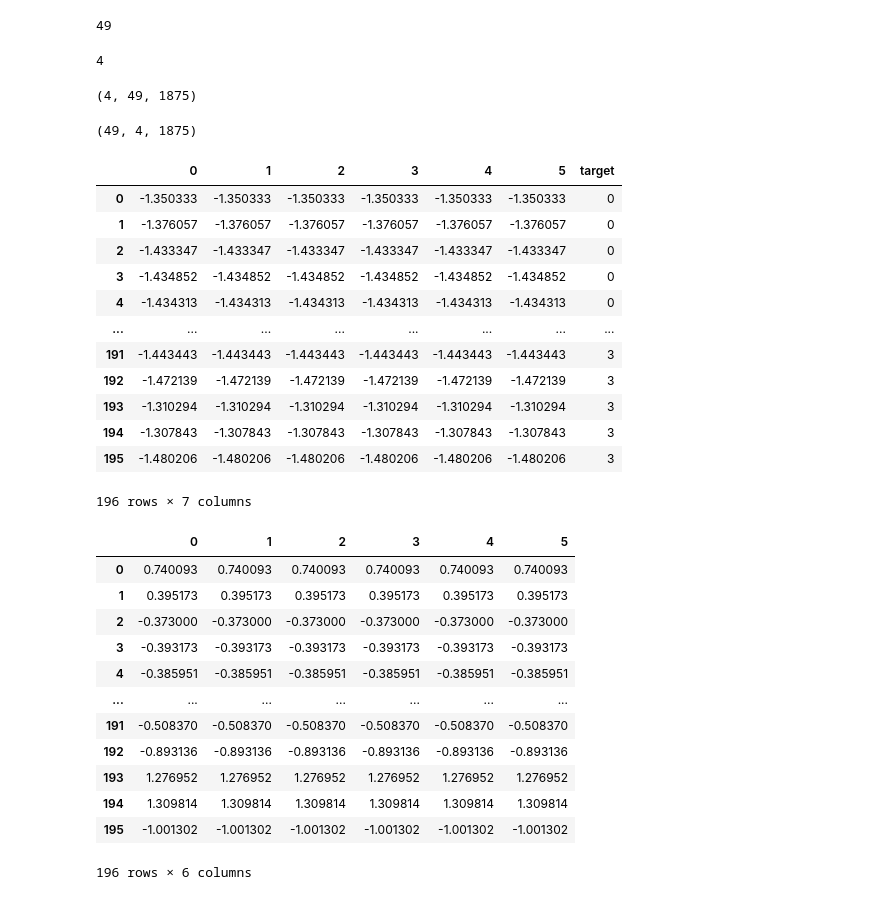
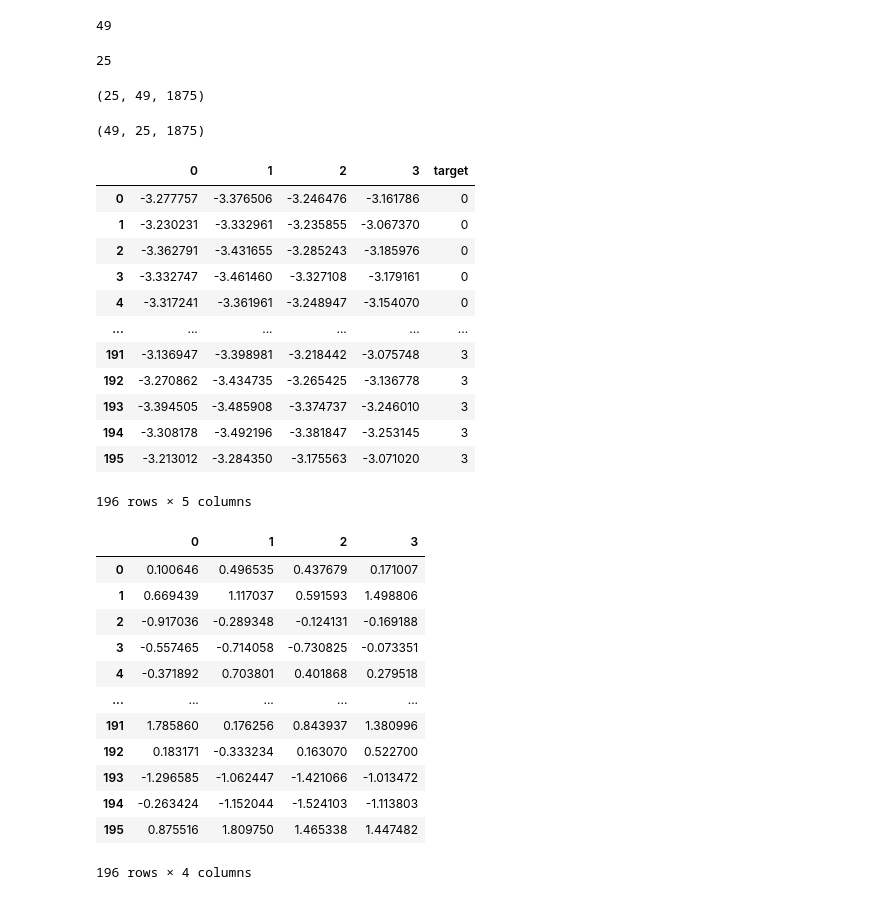
Before and after one commit to Cld338/EEG_analysis, a Jupyter notebook: example/main.ipynb, the cells around one changed output. Cells and saved outputs as stored; diff of their text form; code cells hidden in the pictures.

```diff
--- a/example/main.ipynb
+++ b/example/main.ipynb
@@ -17,6 +14,8 @@ experimentIdx = 2
 Experiments = [MotorImageryDataset(parentDirectory(dir=currDir, separator="\\", n=1)+'/bcicompetitionIV2a/A0'+str(i+1)+'T.npz') for i in range(experimentNum)]
+# %%
+experimentIdx = 3
 # %%
-channels = [7, 8, 9, 11] #list(range(25))
+channels = list(range(25))
 samplingRate = 250 #Hz
 trialsByClasses = np.array([i.get_trials_by_classes(channels=channels) for i in Experiments])
 # %%
@@ -66,7 +65,7 @@ CSP_passed_foot_data = [j[:minTrialsNum].T@foot_csp_filter for j in bandpassedTr
 # %%
 len(CSP_passed_left_data)
 # %% [output]
-4
+25
 # %%
 # bandpassedTrialsByClasses["right"][0]["right"][0]
 # %%
@@ -76,7 +75,7 @@ CSP_passed_tongue_data = [np.array([j.T for j in i]).T for i in CSP_passed_tongu
 CSP_passed_foot_data = [np.array([j.T for j in i]).T for i in CSP_passed_foot_data]
 np.array(CSP_passed_left_data).shape
 # %% [output]
-(4, 49, 1875)
+(25, 49, 1875)
 # %%
 CSP_passed_left_data = np.array([i.T for i in np.array(CSP_passed_left_data).T]).T
 CSP_passed_right_data = np.array([i.T for i in np.array(CSP_passed_right_data).T]).T
@@ -84,53 +83,52 @@ CSP_passed_tongue_data = np.array([i.T for i in np.array(CSP_passed_tongue_data)
 CSP_passed_foot_data = np.array([i.T for i in np.array(CSP_passed_foot_data).T]).T
 CSP_passed_left_data.shape
 # %% [output]
-(49, 4, 1875)
+(49, 25, 1875)
 # %%
-m = 3
+m = 2
 
-leftVarRatioDF = twoTimesMDimensionalFeature(CSP_passed_left_data, 0, channelNum, minTrialsNum, m)
-rightVarRatioDF = twoTimesMDimensionalFeature(CSP_passed_right_data, 1, channelNum, minTrialsNum, m)
-tongueVarRatioDF = twoTimesMDimensionalFeature(CSP_passed_tongue_data, 2, channelNum, minTrialsNum, m)
-footVarRatioDF = twoTimesMDimensionalFeature(CSP_passed_foot_data, 3, channelNum, minTrialsNum, m)
+leftVarRatioDF = twoMDimensionalFeature(CSP_passed_left_data, channelNum, minTrialsNum, m)
+rightVarRatioDF = twoMDimensionalFeature(CSP_passed_right_data, channelNum, minTrialsNum, m)
+tongueVarRatioDF = twoMDimensionalFeature(CSP_passed_tongue_data, channelNum, minTrialsNum, m)
+footVarRatioDF = twoMDimensionalFeature(CSP_passed_foot_data, channelNum, minTrialsNum, m)
 
 VarRatioDF = pd.concat([leftVarRatioDF, rightVarRatioDF, tongueVarRatioDF, footVarRatioDF], axis=0)
 labelDF = pd.DataFrame([i for i in range(4) for j in range(minTrialsNum)])
 
 VarRatioDF = VarRatioDF.reset_index()
 VarRatioDF = pd.concat([VarRatioDF, labelDF], axis=1).iloc[:, 1:]
 VarRatioDF.columns = [f"{n}" for n in range(m*2)] + ["target"]
 VarRatioDF
 # %% [output]
-|  | 0 | 1 | 2 | 3 | 4 | 5 | target |
-| 0 | -1.350333 | -1.350333 | -1.350333 | -1.350333 | -1.350333 | -1.350333 | 0 |
-| 1 | -1.376057 | -1.376057 | -1.376057 | -1.376057 | -1.376057 | -1.376057 | 0 |
-| 2 | -1.433347 | -1.433347 | -1.433347 | -1.433347 | -1.433347 | -1.433347 | 0 |
-| 3 | -1.434852 | -1.434852 | -1.434852 | -1.434852 | -1.434852 | -1.434852 | 0 |
-| 4 | -1.434313 | -1.434313 | -1.434313 | -1.434313 | -1.434313 | -1.434313 | 0 |
-| ... | ... | ... | ... | ... | ... | ... | ... |
-| 191 | -1.443443 | -1.443443 | -1.443443 | -1.443443 | -1.443443 | -1.443443 | 3 |
-| 192 | -1.472139 | -1.472139 | -1.472139 | -1.472139 | -1.472139 | -1.472139 | 3 |
-| 193 | -1.310294 | -1.310294 | -1.310294 | -1.310294 | -1.310294 | -1.310294 | 3 |
-| 194 | -1.307843 | -1.307843 | -1.307843 | -1.307843 | -1.307843 | -1.307843 | 3 |
-| 195 | -1.480206 | -1.480206 | -1.480206 | -1.480206 | -1.480206 | -1.480206 | 3 |
+|  | 0 | 1 | 2 | 3 | target |
+| 0 | -3.277757 | -3.376506 | -3.246476 | -3.161786 | 0 |
+| 1 | -3.230231 | -3.332961 | -3.235855 | -3.067370 | 0 |
+| 2 | -3.362791 | -3.431655 | -3.285243 | -3.185976 | 0 |
+| 3 | -3.332747 | -3.461460 | -3.327108 | -3.179161 | 0 |
+| 4 | -3.317241 | -3.361961 | -3.248947 | -3.154070 | 0 |
+| ... | ... | ... | ... | ... | ... |
+| 191 | -3.136947 | -3.398981 | -3.218442 | -3.075748 | 3 |
+| 192 | -3.270862 | -3.434735 | -3.265425 | -3.136778 | 3 |
+| 193 | -3.394505 | -3.485908 | -3.374737 | -3.246010 | 3 |
+| 194 | -3.308178 | -3.492196 | -3.381847 | -3.253145 | 3 |
+| 195 | -3.213012 | -3.284350 | -3.175563 | -3.071020 | 3 |
-196 rows × 7 columns
+196 rows × 5 columns
 # %%
-
 x = VarRatioDF.drop(['target'], axis=1).values
 y = VarRatioDF['target'].values # 종속변인 추출
 x = StandardScaler().fit_transform(x)
 pd.DataFrame(x)
 # %% [output]
-|  | 0 | 1 | 2 | 3 | 4 | 5 |
-| 0 | 0.740093 | 0.740093 | 0.740093 | 0.740093 | 0.740093 | 0.740093 |
-| 1 | 0.395173 | 0.395173 | 0.395173 | 0.395173 | 0.395173 | 0.395173 |
-| 2 | -0.373000 | -0.373000 | -0.373000 | -0.373000 | -0.373000 | -0.373000 |
-| 3 | -0.393173 | -0.393173 | -0.393173 | -0.393173 | -0.393173 | -0.393173 |
-| 4 | -0.385951 | -0.385951 | -0.385951 | -0.385951 | -0.385951 | -0.385951 |
-| ... | ... | ... | ... | ... | ... | ... |
-| 191 | -0.508370 | -0.508370 | -0.508370 | -0.508370 | -0.508370 | -0.508370 |
-| 192 | -0.893136 | -0.893136 | -0.893136 | -0.893136 | -0.893136 | -0.893136 |
-| 193 | 1.276952 | 1.276952 | 1.276952 | 1.276952 | 1.276952 | 1.276952 |
-| 194 | 1.309814 | 1.309814 | 1.309814 | 1.309814 | 1.309814 | 1.309814 |
-| 195 | -1.001302 | -1.001302 | -1.001302 | -1.001302 | -1.001302 | -1.001302 |
+|  | 0 | 1 | 2 | 3 |
+| 0 | 0.100646 | 0.496535 | 0.437679 | 0.171007 |
+| 1 | 0.669439 | 1.117037 | 0.591593 | 1.498806 |
+| 2 | -0.917036 | -0.289348 | -0.124131 | -0.169188 |
+| 3 | -0.557465 | -0.714058 | -0.730825 | -0.073351 |
+| 4 | -0.371892 | 0.703801 | 0.401868 | 0.279518 |
+| ... | ... | ... | ... | ... |
+| 191 | 1.785860 | 0.176256 | 0.843937 | 1.380996 |
+| 192 | 0.183171 | -0.333234 | 0.163070 | 0.522700 |
+| 193 | -1.296585 | -1.062447 | -1.421066 | -1.013472 |
+| 194 | -0.263424 | -1.152044 | -1.524103 | -1.113803 |
+| 195 | 0.875516 | 1.809750 | 1.465338 | 1.447482 |
-196 rows × 6 columns
+196 rows × 4 columns
```
Also changed, not shown: parts of 21 cells of this notebook, 4 other files.
